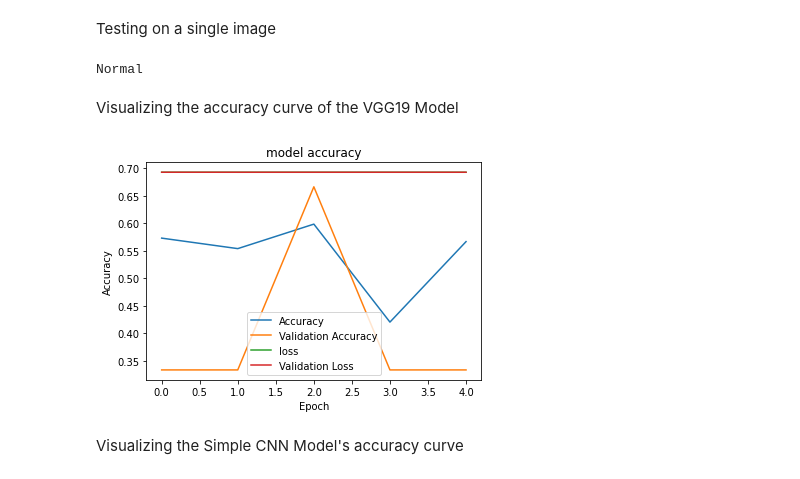
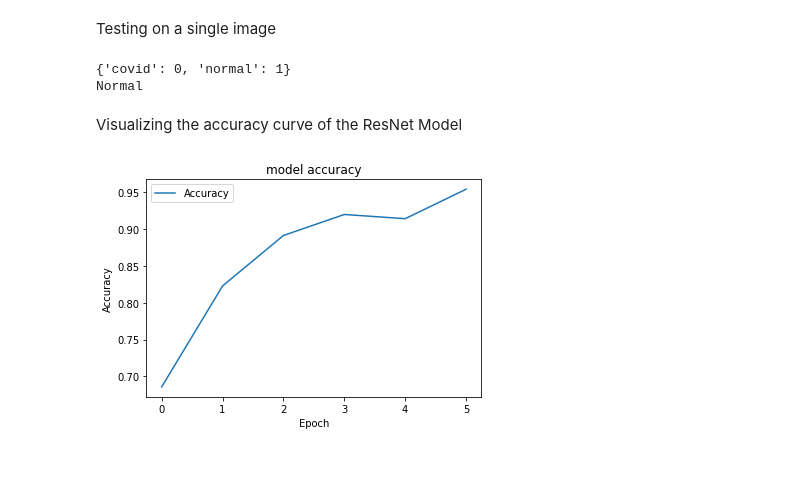
Before and after one commit to Riya-JK/Git-projects, a Jupyter notebook: Covid_Chest_Xray_Classification/COVID_19.ipynb, the cells around one changed output. Saved outputs shown, nothing was run; the diff lists cells and outputs as text; code cells hidden in the pictures.

Commit message:
Add the ResNet Model

```diff
--- a/Covid_Chest_Xray_Classification/COVID_19.ipynb
+++ b/Covid_Chest_Xray_Classification/COVID_19.ipynb
@@ -204,12 +248,12 @@ test_datagen = ImageDataGenerator(rescale=1./255)
 train_generator = train_datagen.flow_from_directory(
         '/content/dataset/train',
         target_size=(224, 224),
-        batch_size=32,
+        batch_size=15,
         class_mode='binary')
 validation_generator = test_datagen.flow_from_directory(
         '/content/dataset/test',
         target_size=(224, 224),
-        batch_size=32,
+        batch_size=15,
         class_mode='binary')
 # %% [output]
 Found 175 images belonging to 2 classes.
@@ -251,13 +263,13 @@ Building the VGG19 Model
 # %%
-from tensorflow.keras.applications.vgg19 import VGG19
+from tensorflow.keras.applications import VGG19, ResNet50
 from tensorflow.keras.models import Model
 from tensorflow.keras.applications.vgg19 import preprocess_input
 
-base_model = VGG19(weights='imagenet',input_tensor=tf.keras.layers.Input(shape=(224,224,3)), include_top=False)
-end_model = base_model.get_layer('block4_pool').output
+base_model = ResNet50(weights='imagenet', input_tensor=tf.keras.layers.Input(shape=(224,224,3)), include_top=False)
+end_model = base_model.output
 end_model = tf.keras.layers.Flatten()(end_model)
 end_model = tf.keras.layers.Dense(units=128, activation='relu')(end_model)
-end_model = tf.keras.layers.Dense(units=1, activation='softmax')(end_model)
-VGG19model = Model(inputs=base_model.input, outputs=end_model)
-VGG19model.summary()
+end_model = tf.keras.layers.Dense(units=1, activation='sigmoid')(end_model)
+ResNetmodel = Model(inputs=base_model.input, outputs=end_model)
+ResNetmodel.summary()
 # %% [output]
@@ -282,13 +294,16 @@ _________________________________________________________________
 class MyCallback(tf.keras.callbacks.Callback):
 
   def on_epoch_end(self, epoch, logs={}):
-    if logs.get('acc') > 0.80 :
-      print("\n Recahed accuracy above 80% ")
+    if logs.get('acc') > 0.95 :
+      print("\n Recahed accuracy above 90% ")
       self.model.stop_training = True
 # %% [markdown]
 Fitting your VGG19 Model
 # %%
-VGG19model.compile(optimizer='adam', loss='binary_crossentropy', metrics=['acc'])
-hist = VGG19model.fit(x=train_generator, validation_data=validation_generator, epochs=10, callbacks=[MyCallback()])
+from tensorflow.keras.optimizers import Adam
+INIT_LR = 0.0003
+opt = Adam(lr=INIT_LR)
+ResNetmodel.compile(optimizer=opt, loss='binary_crossentropy', metrics=['acc'])
+hist = ResNetmodel.fit(x=train_generator, validation_data=validation_generator, epochs=10, callbacks=[MyCallback()])
 # %% [output]
 Epoch 1/10
@@ -329,31 +327,27 @@ Testing on a single image
 import numpy as np
 from keras.preprocessing import image
 
-test_image = image.load_img('/content/dataset/test/normal/SARS-10.1148rg.242035193-g04mr34g0-Fig8a-day0.jpeg', target_size=(150,150))
+test_image = image.load_img('/content/dataset/train/normal/ARDSSevere.png', target_size=(224,224))
 test_image = image.img_to_array(test_image)
 test_image = np.expand_dims(test_image, axis=0)
-result = model.predict(test_image)
-train_generator.class_indices
+result = ResNetmodel.predict(test_image)
+print(train_generator.class_indices)
 if result[0][0] == 0:
   print("Covid")
 else:
   print("Normal")
 # %% [output]
+{'covid': 0, 'normal': 1}
 Normal
 # %% [markdown]
-Visualizing the accuracy curve of the VGG19 Model
+Visualizing the accuracy curve of the ResNet Model
 # %%
 import matplotlib.pyplot as plt
 plt.plot(hist.history["acc"])
-plt.plot(hist.history['val_acc'])
-plt.plot(hist.history['loss'])
-plt.plot(hist.history['val_loss'])
 plt.title("model accuracy")
 plt.ylabel("Accuracy")
 plt.xlabel("Epoch")
 plt.legend(["Accuracy","Validation Accuracy","loss","Validation Loss"])
 plt.show()
 # %% [output]
-[figure, old version]
+[figure, new version]
-# %% [markdown]
-Visualizing the Simple CNN Model's accuracy curve
```
Also changed, not shown: parts of 16 cells of this notebook, 1 other file.
